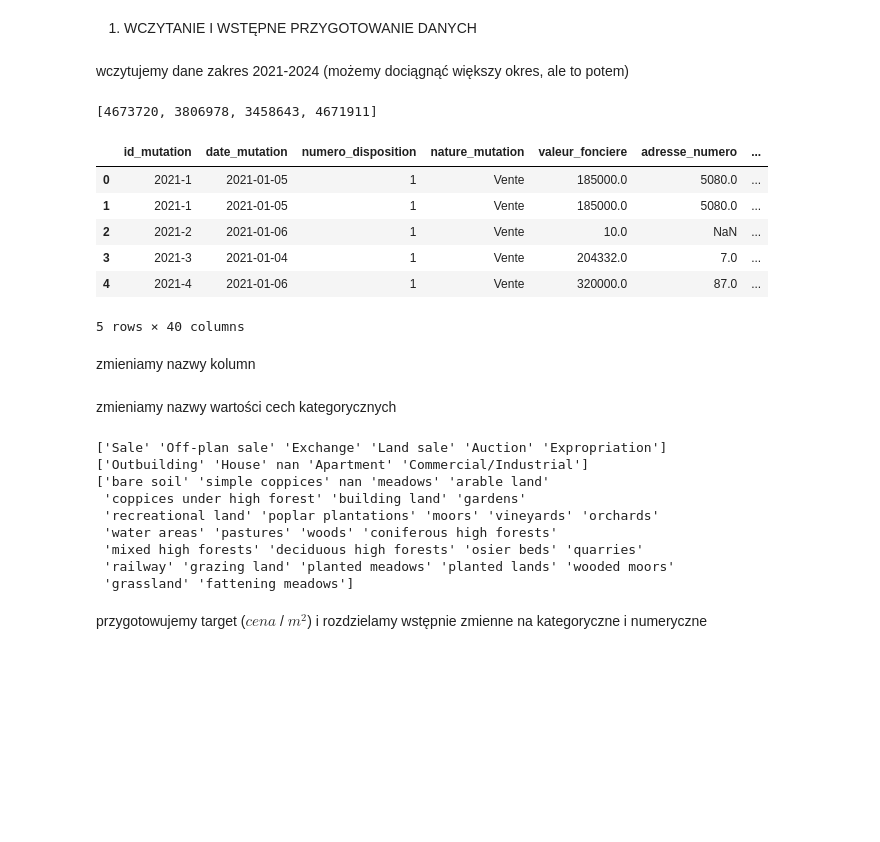
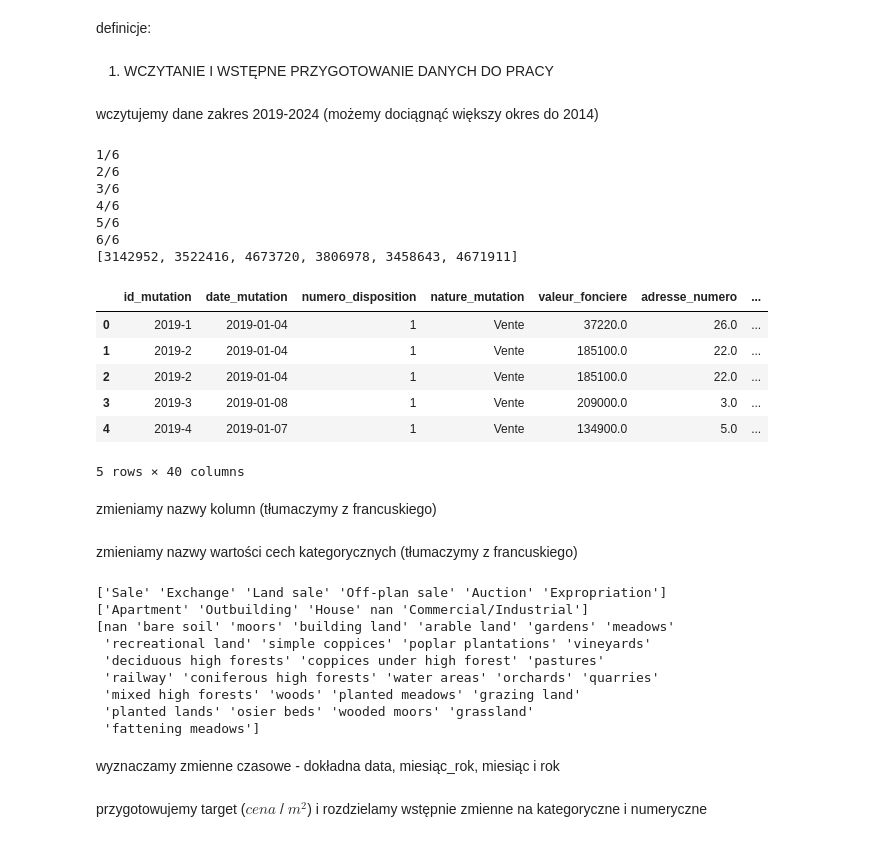
Before and after one commit to jpi0309/Machine-Learning-for-Housing-Valuation-in-France, a Jupyter notebook: data_preparation.ipynb, the cells around one changed output. Cells and saved outputs as stored; diff of their text form; code cells hidden in the pictures; blank space fills up the shorter version.

```diff
--- a/data_preparation.ipynb
+++ b/data_preparation.ipynb
@@ -6,0 +8,2 @@ import matplotlib.pyplot as plt
+# %% [markdown]
+definicje:
@@ -7,34 +12,44 @@ import matplotlib.pyplot as plt
 # %% [markdown]
-1. WCZYTANIE I WSTĘPNE PRZYGOTOWANIE DANYCH
+1. WCZYTANIE I WSTĘPNE PRZYGOTOWANIE DANYCH DO PRACY
 # %% [markdown]
-wczytujemy dane zakres 2021-2024 (możemy dociągnąć większy okres, ale to potem)
+wczytujemy dane zakres 2019-2024 (możemy dociągnąć większy okres do 2014)
 # %%
-years = [2021, 2022, 2023, 2024]
+years = [2019, 2020, 2021, 2022, 2023, 2024]
 data_size = []
 
 data = pd.DataFrame()
+i = 0
 
 for year in years:
 
-    filename = f"D:\\nieruchomosci v2.0\\full_{year}.csv.gz"
-    new = pd.read_csv(filename, compression='gzip')
+    filename = f"D:\\nieruchomosci_v2.0\\data\\full_{year}.csv"
+    new = pd.read_csv(filename, low_memory=False)
+
+    i+=1
+    print(f'{i}/{len(years)}')
 
     data = pd.concat([data, new])
     data_size.append(len(new))
 
 print(data_size)
 data.head()
 # %% [output]
-[4673720, 3806978, 3458643, 4671911]
+1/6
+2/6
+3/6
+4/6
+5/6
+6/6
+[3142952, 3522416, 4673720, 3806978, 3458643, 4671911]
 |  | id_mutation | date_mutation | numero_disposition | nature_mutation | valeur_fonciere | adresse_numero | ... |
-| 0 | 2021-1 | 2021-01-05 | 1 | Vente | 185000.0 | 5080.0 | ... |
-| 1 | 2021-1 | 2021-01-05 | 1 | Vente | 185000.0 | 5080.0 | ... |
-| 2 | 2021-2 | 2021-01-06 | 1 | Vente | 10.0 | NaN | ... |
-| 3 | 2021-3 | 2021-01-04 | 1 | Vente | 204332.0 | 7.0 | ... |
-| 4 | 2021-4 | 2021-01-06 | 1 | Vente | 320000.0 | 87.0 | ... |
+| 0 | 2019-1 | 2019-01-04 | 1 | Vente | 37220.0 | 26.0 | ... |
+| 1 | 2019-2 | 2019-01-04 | 1 | Vente | 185100.0 | 22.0 | ... |
+| 2 | 2019-2 | 2019-01-04 | 1 | Vente | 185100.0 | 22.0 | ... |
+| 3 | 2019-3 | 2019-01-08 | 1 | Vente | 209000.0 | 3.0 | ... |
+| 4 | 2019-4 | 2019-01-07 | 1 | Vente | 134900.0 | 5.0 | ... |
 5 rows × 40 columns
 # %% [markdown]
-zmieniamy nazwy kolumn
+zmieniamy nazwy kolumn (tłumaczymy z francuskiego)
 # %%
 col_names = [
     'transaction_id',             # id_mutation
@@ -81,7 +96,7 @@ col_names = [
 
 data.columns = col_names
 # %% [markdown]
-zmieniamy nazwy wartości cech kategorycznych
+zmieniamy nazwy wartości cech kategorycznych (tłumaczymy z francuskiego)
 # %%
 translation1 = {
     'Vente': 'Sale',
@@ -139,15 +154,17 @@ print(data.local_type.unique())
 data['land_use'] = data['land_use'].replace(translation3)
 print(data.land_use.unique())
 # %% [output]
-['Sale' 'Off-plan sale' 'Exchange' 'Land sale' 'Auction' 'Expropriation']
-['Outbuilding' 'House' nan 'Apartment' 'Commercial/Industrial']
-['bare soil' 'simple coppices' nan 'meadows' 'arable land'
- 'coppices under high forest' 'building land' 'gardens'
- 'recreational land' 'poplar plantations' 'moors' 'vineyards' 'orchards'
- 'water areas' 'pastures' 'woods' 'coniferous high forests'
- 'mixed high forests' 'deciduous high forests' 'osier beds' 'quarries'
- 'railway' 'grazing land' 'planted meadows' 'planted lands' 'wooded moors'
- 'grassland' 'fattening meadows']
+['Sale' 'Exchange' 'Land sale' 'Off-plan sale' 'Auction' 'Expropriation']
+['Apartment' 'Outbuilding' 'House' nan 'Commercial/Industrial']
+[nan 'bare soil' 'moors' 'building land' 'arable land' 'gardens' 'meadows'
+ 'recreational land' 'simple coppices' 'poplar plantations' 'vineyards'
+ 'deciduous high forests' 'coppices under high forest' 'pastures'
+ 'railway' 'coniferous high forests' 'water areas' 'orchards' 'quarries'
+ 'mixed high forests' 'woods' 'planted meadows' 'grazing land'
+ 'planted lands' 'osier beds' 'wooded moors' 'grassland'
+ 'fattening meadows']
+# %% [markdown]
+wyznaczamy zmienne czasowe - dokładna data, miesiąc_rok, miesiąc i rok
 # %%
 data['transaction_date'] = pd.to_datetime(data.transaction_date)
 data['month_year'] = data['transaction_date'].dt.to_period('M')
```
Also changed, not shown: parts of 61 cells of this notebook.
